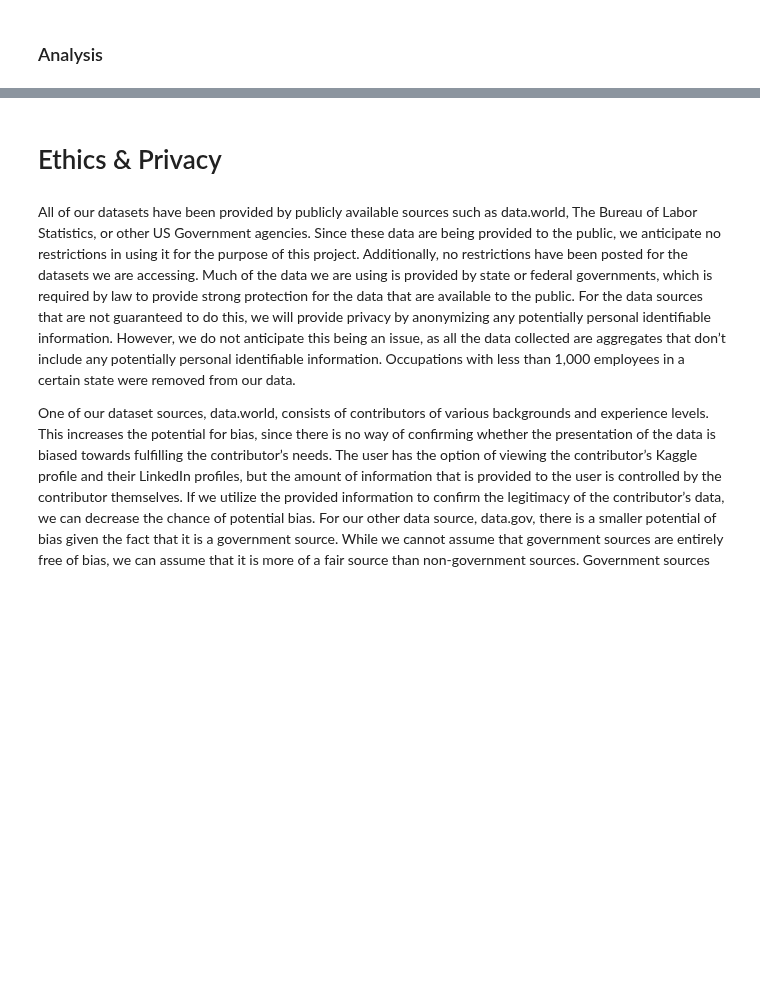
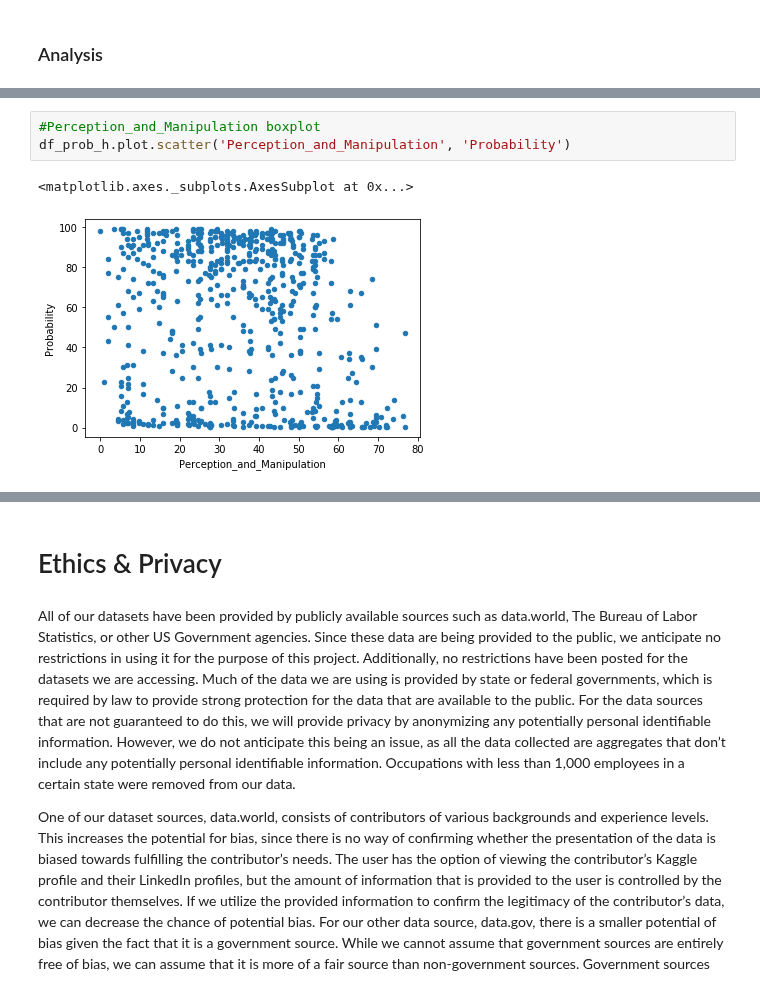
Before and after one commit to COGS108/group11_sp20, a Jupyter notebook: FinalProject_group11.ipynb, the cells around one changed output, grey strips where cells are left out. Cells and saved outputs as stored; diff of their text form; blank space fills up the shorter version.

```diff
--- a/FinalProject_group11.ipynb
+++ b/FinalProject_group11.ipynb
@@ -850,0 +941,6 @@ print(res.summary())
+# %%
+#Perception_and_Manipulation boxplot
+df_prob_h.plot.scatter('Perception_and_Manipulation', 'Probability')
+# %% [output]
+<matplotlib.axes._subplots.AxesSubplot at 0x...>
+[figure, added]
```
Also changed, not shown: parts of 20 cells of this notebook.
